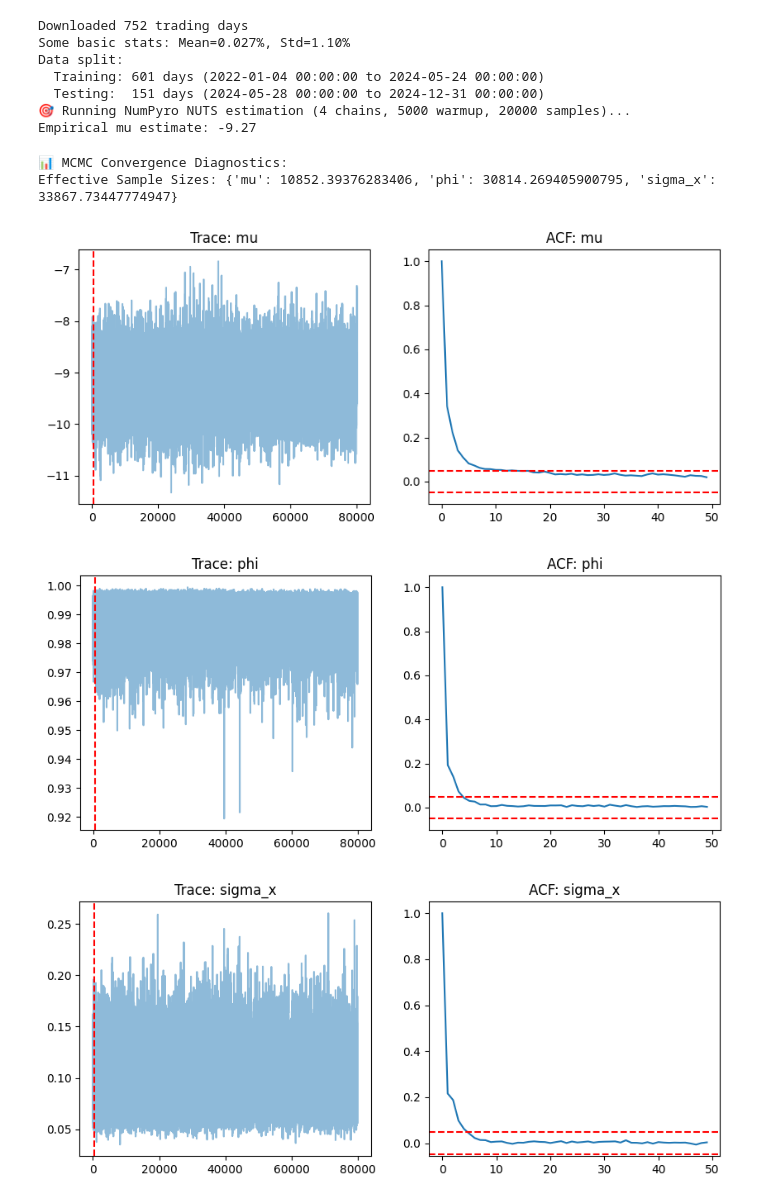
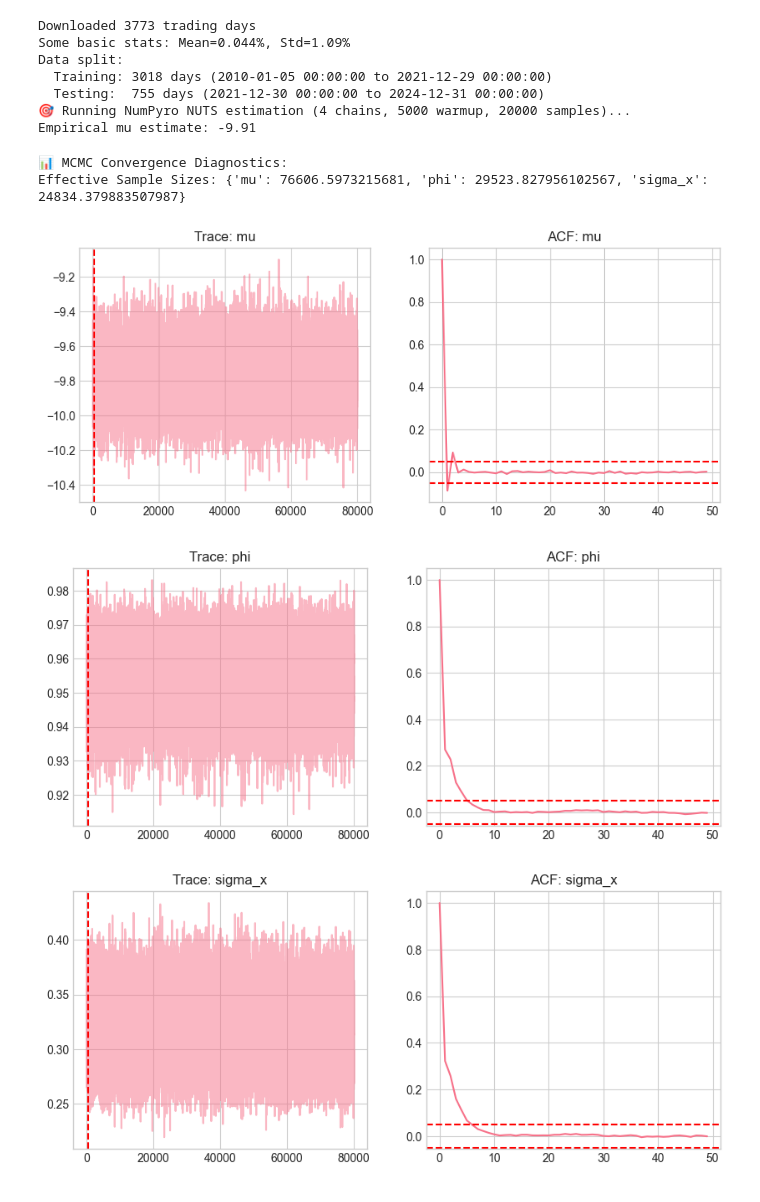
Before and after one commit to designed7000/UCL-Research-Project, a Jupyter notebook: Week1/1d_hmc.ipynb, the cells around one changed output. Drawn from its saved outputs; the diff is of its cells as text; code cells hidden in the pictures.

```diff
--- a/Week1/1d_hmc.ipynb
+++ b/Week1/1d_hmc.ipynb
@@ -25,5 +56,5 @@ from particles.collectors import Moments
 # %%
-def fetch_sp500_data(start_date="2023-01-01", end_date="2024-11-01"):
+def fetch_sp500_data(start_date="2010-01-01", end_date="2025-11-01"):
     # Download S&P 500 data
     ticker = "^GSPC"
     data = yf.download(ticker, start=start_date, end=end_date, progress=False)
@@ -103,7 +270,9 @@ class StochasticVolatilityModel(ssm.StateSpaceModel):
     def PY(self, t, xp, x):
         """Observation distribution: Y_t | X_t"""
         # Y_t = exp(X_t/2) * eta_t where eta_t ~ N(0,1)
-        volatility = np.exp(x / 2)
+        x_bounded = np.clip(x, -15, 5)  # Clip to avoid extreme values
+        volatility = np.exp(x_bounded / 2)
+        volatility = np.maximum(volatility, 1e-6)  # Avoid zero volatility
         return particles.distributions.Normal(loc=0.0, scale=volatility)
 
 class BlackScholesModel:
@@ -476,41 +656,41 @@ def bayesian_parameter_estimation_numpyro(returns, n_warmup=1000, n_samples=2000
 # %%
 # Usage (replace your PMMH call)
 
 # Your existing execution flow:
-data = fetch_sp500_data(start_date="2022-01-01", end_date="2025-01-01")
+data = fetch_sp500_data(start_date="2010-01-01", end_date="2025-01-01")
 train_data, test_data = split_data(data, train_ratio=0.8)
 returns_train = train_data['Returns']
 returns_test = test_data['Returns']
 
 
 # Convert percentage returns to decimal returns
 train_data_decimal = train_data.copy()
 train_data_decimal['Returns'] = returns_train / 100
 # Convert percentage returns to decimal returns
 returns_train_decimal = returns_train / 100
 returns_test_decimal = returns_test / 100
 test_data_decimal = test_data.copy()
 test_data_decimal['Returns'] = returns_test / 100
 
 
 model = StochasticVolatilityModel()
 filtering_results = run_particle_filter(model, returns_train, N=1000)
 smoothing_results = run_particle_smoother(model, returns_train, N=1000)
 
 mcmc_results = bayesian_parameter_estimation_numpyro(returns_train_decimal, n_warmup=5000, n_samples=20000)
 # %% [output]
-Downloaded 752 trading days
-Some basic stats: Mean=0.027%, Std=1.10%
+Downloaded 3773 trading days
+Some basic stats: Mean=0.044%, Std=1.09%
 Data split:
-  Training: 601 days (2022-01-04 00:00:00 to 2024-05-24 00:00:00)
-  Testing:  151 days (2024-05-28 00:00:00 to 2024-12-31 00:00:00)
+  Training: 3018 days (2010-01-05 00:00:00 to 2021-12-29 00:00:00)
+  Testing:  755 days (2021-12-30 00:00:00 to 2024-12-31 00:00:00)
 🎯 Running NumPyro NUTS estimation (4 chains, 5000 warmup, 20000 samples)...
-Empirical mu estimate: -9.27
+Empirical mu estimate: -9.91
 📊 MCMC Convergence Diagnostics:
-Effective Sample Sizes: {'mu': 10852.39376283406, 'phi': 30814.269405900795, 'sigma_x': 33867.73447774947}
+Effective Sample Sizes: {'mu': 76606.5973215681, 'phi': 29523.827956102567, 'sigma_x': 24834.379883507987}
-[figure, old version]
+[figure, new version]
-[figure, old version]
+[figure, new version]
-[figure, old version]
+[figure, new version]
 # %%
 # =============================================================================
 # HELPER FUNCTIONS FOR LOGIT TRANSFORMATION
```
Also changed, not shown: parts of 15 cells of this notebook, 1 other file.
